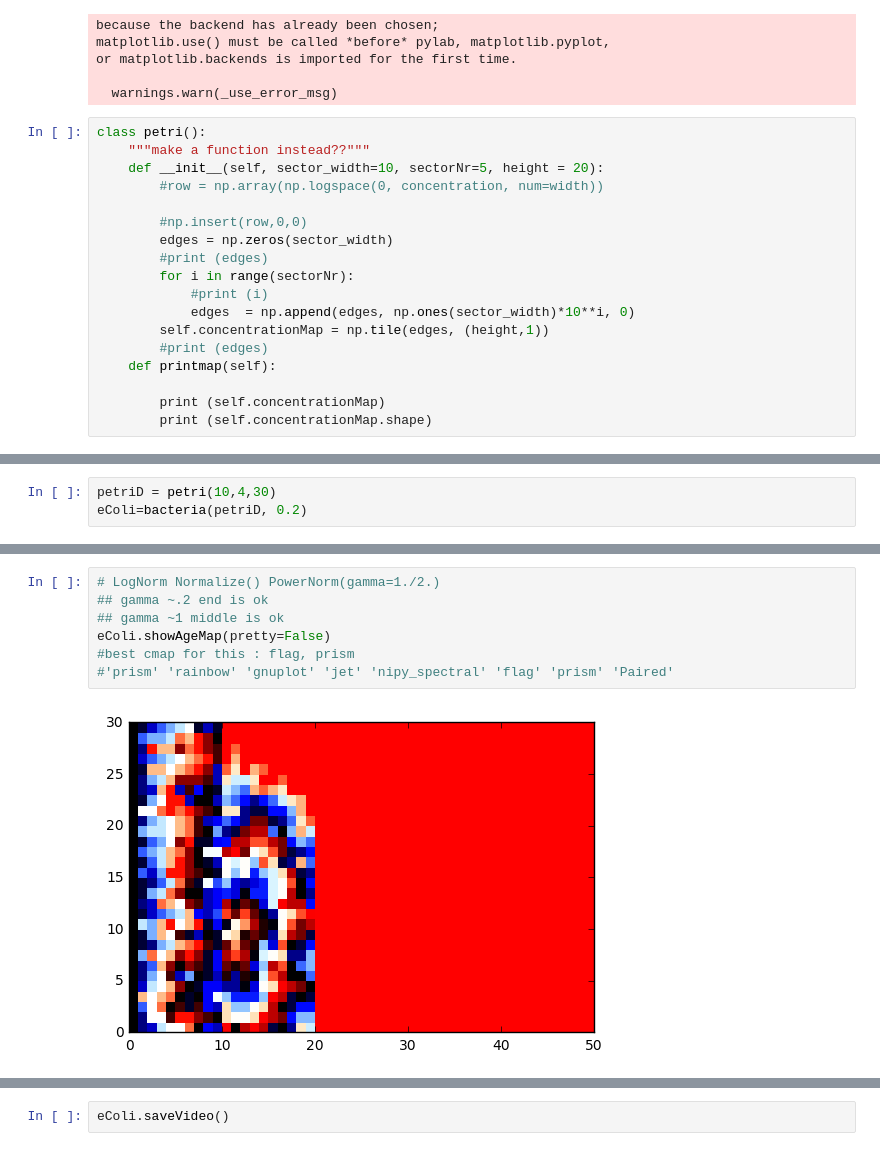
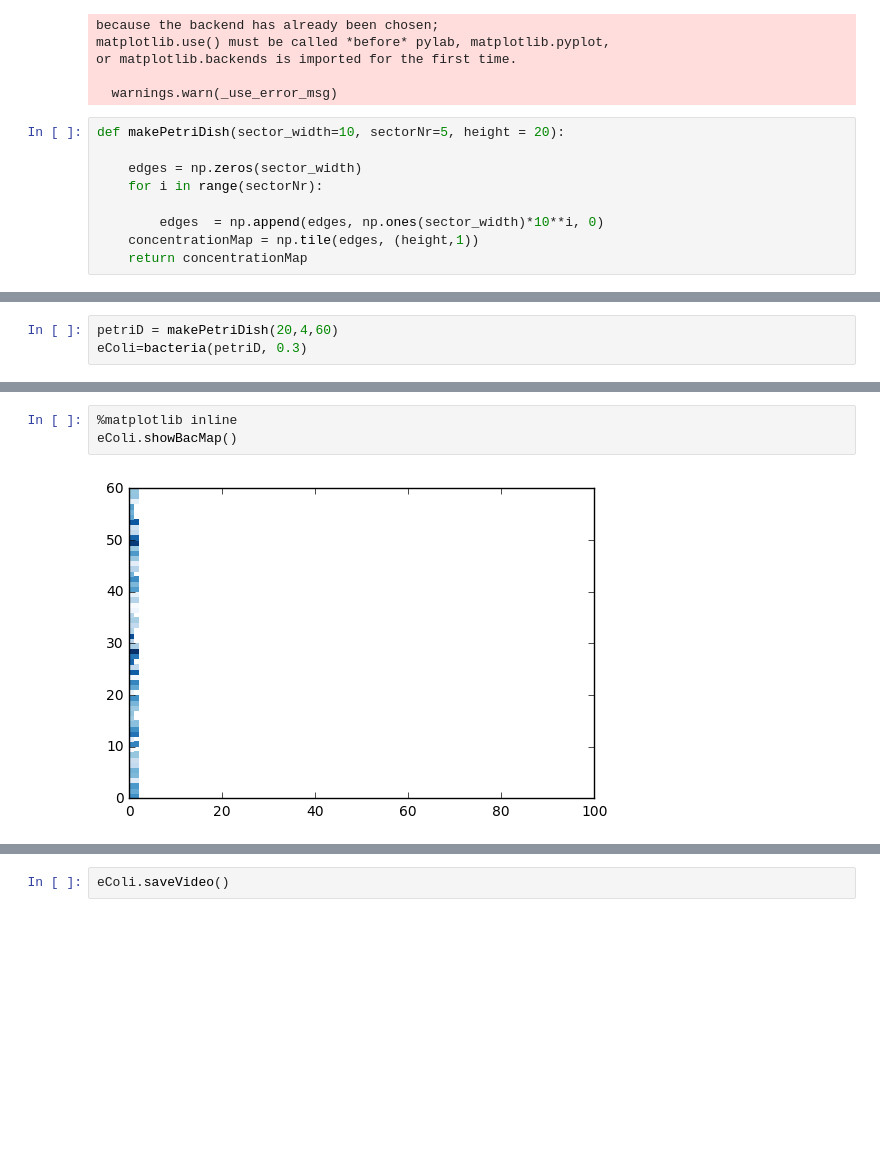
Before and after one commit to Wheele9/Petrdish-simulation, a Jupyter notebook: PetriDish.ipynb, the cells around one changed output, grey strips where cells are left out. Cells and saved outputs as stored; diff of their text form; blank space fills up the shorter version.

```diff
--- a/PetriDish.ipynb
+++ b/PetriDish.ipynb
@@ -17,23 +17,14 @@ or matplotlib.backends is imported for the first time.
 
   warnings.warn(_use_error_msg)
 # %%
-class petri():
-    """make a function instead??"""
-    def __init__(self, sector_width=10, sectorNr=5, height = 20):
-        #row = np.array(np.logspace(0, concentration, num=width))
+def makePetriDish(sector_width=10, sectorNr=5, height = 20):
 
-        #np.insert(row,0,0)
-        edges = np.zeros(sector_width)
-        #print (edges)
-        for i in range(sectorNr):
-            #print (i)
-            edges  = np.append(edges, np.ones(sector_width)*10**i, 0)
-        self.concentrationMap = np.tile(edges, (height,1))
-        #print (edges)
-    def printmap(self):
+    edges = np.zeros(sector_width)
+    for i in range(sectorNr):
 
-        print (self.concentrationMap)
-        print (self.concentrationMap.shape)
+        edges  = np.append(edges, np.ones(sector_width)*10**i, 0)
+    concentrationMap = np.tile(edges, (height,1))
+    return concentrationMap
 # %%
 class bacteria():
 
@@ -210,5 +212,5 @@ class bacteria():
                                    blit=True)
         ageVid.save('simul_ages%d.mp4' %self.generation, writer=self.writer, dpi=dpi)
 # %%
-petriD = petri(10,4,30)
-eColi=bacteria(petriD, 0.2)
+petriD = makePetriDish(20,4,60)
+eColi=bacteria(petriD, 0.3)
@@ -232,9 +225,5 @@ Finished
-# %%
-# LogNorm Normalize() PowerNorm(gamma=1./2.)
-## gamma ~.2 end is ok
-## gamma ~1 middle is ok
-eColi.showAgeMap(pretty=False)
-#best cmap for this : flag, prism
-#'prism' 'rainbow' 'gnuplot' 'jet' 'nipy_spectral' 'flag' 'prism' 'Paired'
-# %% [output]
-[figure, removed]
+# %%
+%matplotlib inline
+eColi.showBacMap()
+# %% [output]
+[figure, added]
```
Also changed, not shown: parts of 6 cells of this notebook.
